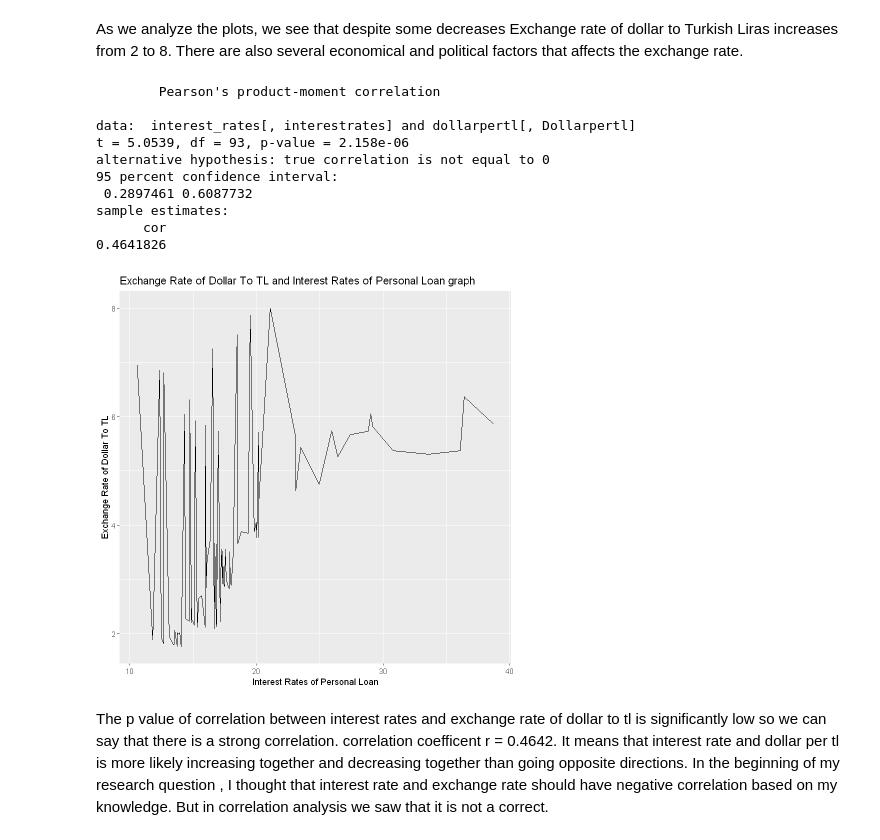
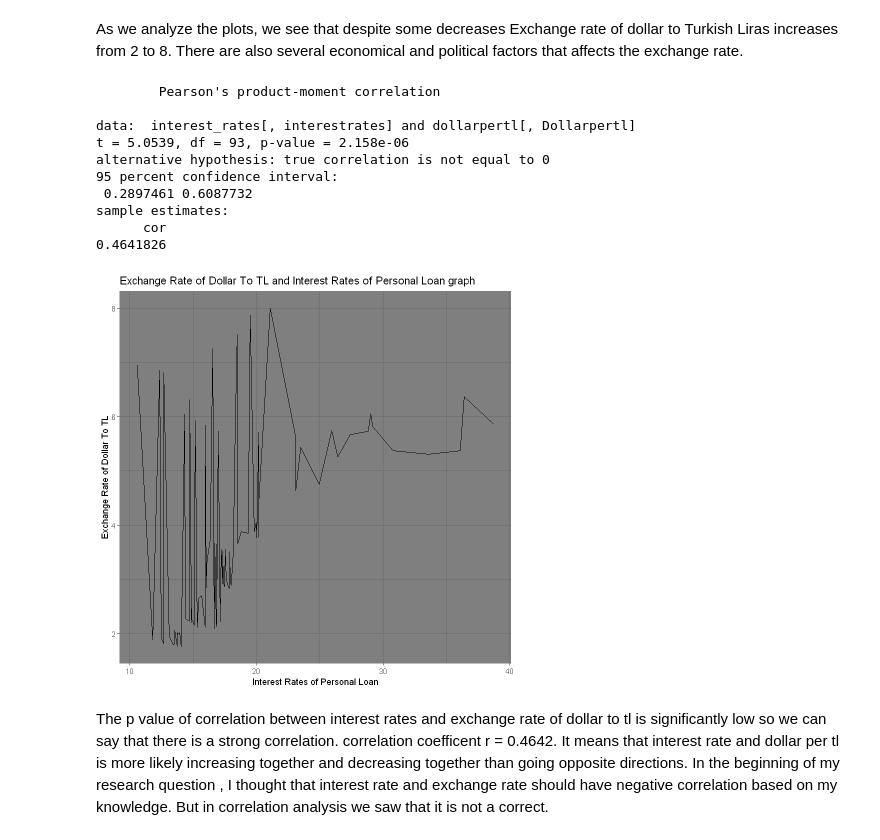
Before and after one commit to BU-IE-360/fall20-alperenkoksal, a Jupyter notebook: files/homework_2.ipynb, the cells around one changed output. Saved outputs shown, nothing was run; the diff lists cells and outputs as text; code cells hidden in the pictures.

```diff
--- a/files/homework_2.ipynb
+++ b/files/homework_2.ipynb
@@ -81,20 +76,20 @@ As we analyze the plots, we see that despite some decreases Exchange rate of dol
 # %%
 combineddata <- data.table(interestrates = interest_rates[,interestrates],Goldprices = goldprices[,Goldprices], Dollarpertl = dollarpertl[,Dollarpertl])
 ggplot(combineddata, aes(x = interestrates,y = Dollarpertl)) + geom_line() +
-labs(x = "Interest Rates of Personal Loan",y = "Exchange Rate of Dollar To TL" ,title ="Exchange Rate of Dollar To TL and Interest Rates of Personal Loan graph" )
+labs(x = "Interest Rates of Personal Loan",y = "Exchange Rate of Dollar To TL" ,title ="Exchange Rate of Dollar To TL and Interest Rates of Personal Loan graph" ) + theme_dark()
 cor.test(interest_rates[,interestrates],dollarpertl[,Dollarpertl])
 # %% [output]
         Pearson's product-moment correlation
 
 data:  interest_rates[, interestrates] and dollarpertl[, Dollarpertl]
 t = 5.0539, df = 93, p-value = 2.158e-06
 alternative hypothesis: true correlation is not equal to 0
 95 percent confidence interval:
  0.2897461 0.6087732
 sample estimates:
       cor
 0.4641826
-[figure, old version]
+[figure, new version]
 # %% [markdown]
 The p value of correlation between interest rates and exchange rate of dollar to tl is significantly low so we can say that there is a strong correlation. correlation coefficent r = 0.4642. It means that interest rate and dollar per tl is more likely increasing together and decreasing together than going opposite directions. In the beginning of my research question , I thought that interest rate and exchange rate should have negative correlation based on my knowledge. But in correlation analysis we saw that it is not a correct.
 # %%
```
Also changed, not shown: parts of 8 cells of this notebook.
